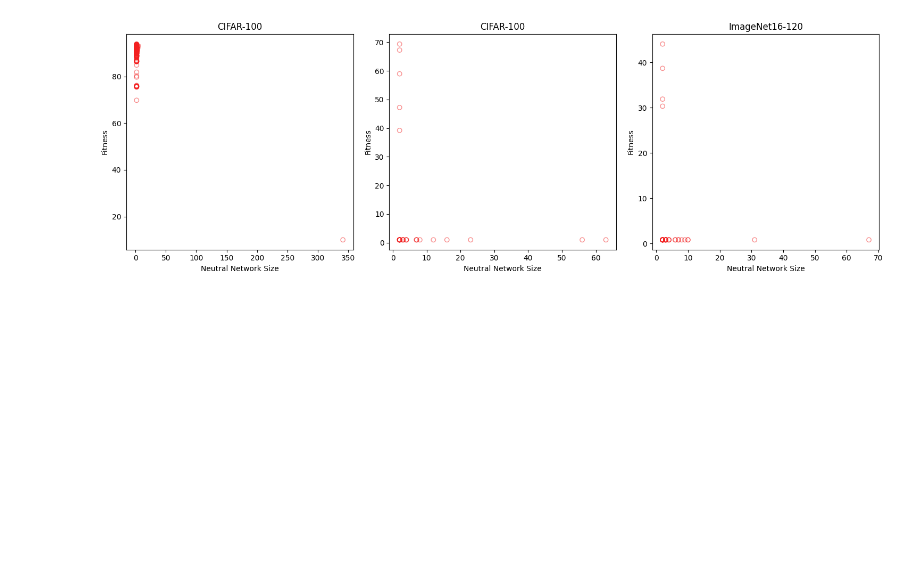
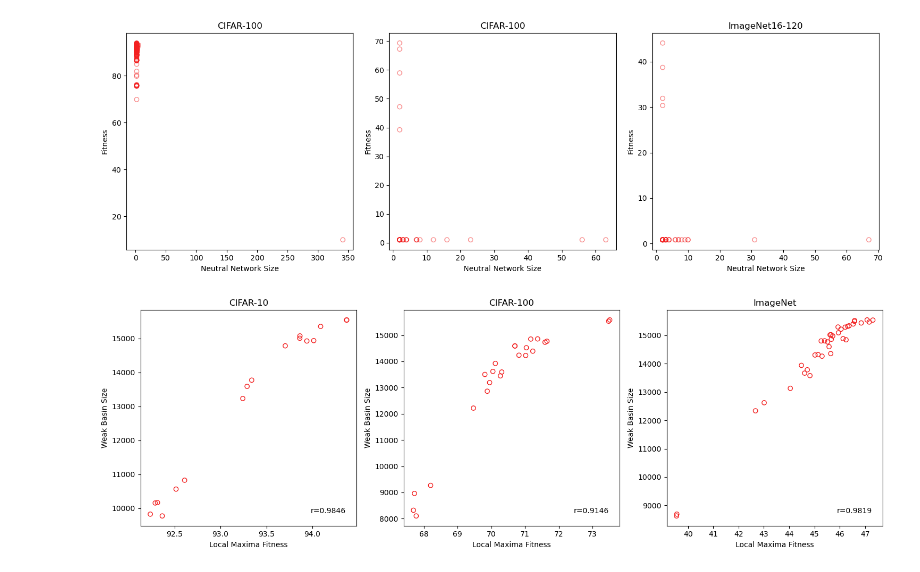
Before and after one commit to v-tao/nats-bench-landscape, a Jupyter notebook: visualizations.ipynb, the cells around one changed output. Saved outputs shown, nothing was run; the diff lists cells and outputs as text; code cells hidden in the pictures; blank space fills up the shorter version.

Commit message:
add data for fitness of local maxima vs size of weak basin of attraction

```diff
--- a/visualizations.ipynb
+++ b/visualizations.ipynb
@@ -12,9 +14,10 @@ from modules.FitnessLandscapeAnalysis import FitnessLandscapeAnalysis
 # %%
 df = pd.read_csv("nats_bench.csv")
 genotypes = list(df["ArchitectureString"].values)
-CIFAR10_FLA = FitnessLandscapeAnalysis(df["CIFAR10TestAccuracy200Epochs"], genotypes, "CIFAR10")
-CIFAR100_FLA = FitnessLandscapeAnalysis(df["CIFAR100TestAccuracy200Epochs"], genotypes, "CIFAR100")
-ImageNet_FLA = FitnessLandscapeAnalysis(df["ImageNetTestAccuracy200Epochs"], genotypes, "ImageNet")
+phenotypes = list(df["UniqueString"].values)
+CIFAR10_FLA = FitnessLandscapeAnalysis(df["CIFAR10TestAccuracy200Epochs"], genotypes, phenotypes, "CIFAR10")
+CIFAR100_FLA = FitnessLandscapeAnalysis(df["CIFAR100TestAccuracy200Epochs"], genotypes, phenotypes, "CIFAR100")
+ImageNet_FLA = FitnessLandscapeAnalysis(df["ImageNetTestAccuracy200Epochs"], genotypes, phenotypes, "ImageNet")
 # %%
 # Density of States
 plt.figure(figsize=(15, 5))
@@ -262,3 +265,76 @@ plt.tight_layout()
 plt.savefig("visualizations/neutral_networks.pdf")
 # %% [output]
 [figure]
+# %%
+# Basins of Attraction
+plt.figure(figsize=(15, 5))
+
+########## CIFAR-10 ##########
+with open("CIFAR10/data/local_maxima.csv") as local_max_f:
+    local_maxima = [int(i) for i in list(next(csv.reader(local_max_f)))]
+maxima_fits = [CIFAR10_FLA.get_fits()[i] for i in local_maxima]
+weak_basin_sizes = []
+# get the sizes of the weak basins
+for i in local_maxima:
+    with open(f"CIFAR10/data/weak_basins/local_max_{i}_weak_basin.csv") as weak_basin_f:
+        weak_basin = list(next(csv.reader(weak_basin_f)))
+        weak_basin_sizes.append(len(weak_basin))
+
+plt.subplot(1, 3, 1)
+plt.scatter(maxima_fits, weak_basin_sizes, edgecolor="#F32020", facecolor="none")
+corr_coef = np.corrcoef(maxima_fits, weak_basin_sizes)[0,1]
+plt.text(0.95, 0.05, f"r={corr_coef:.4f}", horizontalalignment="right", verticalalignment="bottom", transform=plt.gca().transAxes)
+
+# Labels
+plt.xlabel("Local Maxima Fitness")
+plt.ylabel("Weak Basin Size")
+plt.title("CIFAR-10")
+
+########## CIFAR-100 ##########
+with open("CIFAR100/data/local_maxima.csv") as local_max_f:
+    local_maxima = [int(i) for i in list(next(csv.reader(local_max_f)))]
+maxima_fits = [CIFAR100_FLA.get_fits()[i] for i in local_maxima]
+weak_basin_sizes = []
+# get the sizes of the weak basins
+for i in local_maxima:
+    with open(f"CIFAR100/data/weak_basins/local_max_{i}_weak_basin.csv") as weak_basin_f:
+        weak_basin = list(next(csv.reader(weak_basin_f)))
+        weak_basin_sizes.append(len(weak_basin))
+
+plt.subplot(1, 3, 2)
+plt.scatter(maxima_fits, weak_basin_sizes, edgecolor="#F32020", facecolor="none")
+
+# Labels
+plt.xlabel("Local Maxima Fitness")
+plt.ylabel("Weak Basin Size")
+plt.title("CIFAR-100")
+
+corr_coef = np.corrcoef(maxima_fits, weak_basin_sizes)[0,1]
+plt.text(0.95, 0.05, f"r={corr_coef:.4f}", horizontalalignment="right", verticalalignment="bottom", transform=plt.gca().transAxes)
+
+########## ImageNet16-120 ##########
+with open("ImageNet/data/local_maxima.csv") as local_max_f:
+    local_maxima = [int(i) for i in list(next(csv.reader(local_max_f)))]
+maxima_fits = [ImageNet_FLA.get_fits()[i] for i in local_maxima]
+weak_basin_sizes = []
+# get the sizes of the weak basins
+for i in local_maxima:
+    with open(f"ImageNet/data/weak_basins/local_max_{i}_weak_basin.csv") as weak_basin_f:
+        weak_basin = list(next(csv.reader(weak_basin_f)))
+        weak_basin_sizes.append(len(weak_basin))
+
+plt.subplot(1, 3, 3)
+plt.scatter(maxima_fits, weak_basin_sizes, edgecolor="#F32020", facecolor="none")
+
+# Labels
+plt.xlabel("Local Maxima Fitness")
+plt.ylabel("Weak Basin Size")
+plt.title("ImageNet")
+
+corr_coef = np.corrcoef(maxima_fits, weak_basin_sizes)[0,1]
+plt.text(0.95, 0.05, f"r={corr_coef:.4f}", horizontalalignment="right", verticalalignment="bottom", transform=plt.gca().transAxes)
+plt.tight_layout()
+plt.savefig("visualizations/basins_of_attraction.pdf")
+plt.show()
+# %% [output]
+[figure, added]
```
Also changed, not shown: parts of 1 cell of this notebook, 11 other files.
